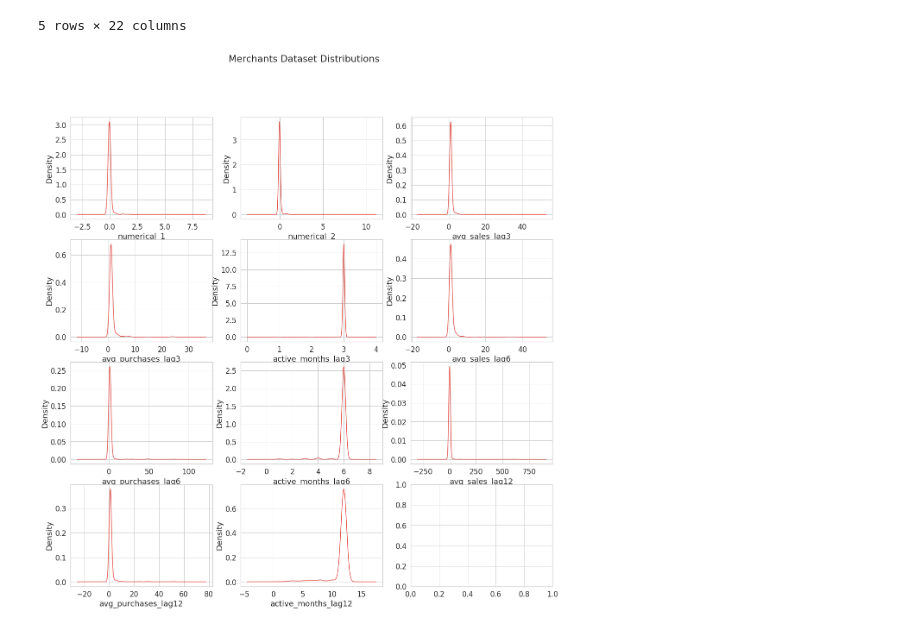
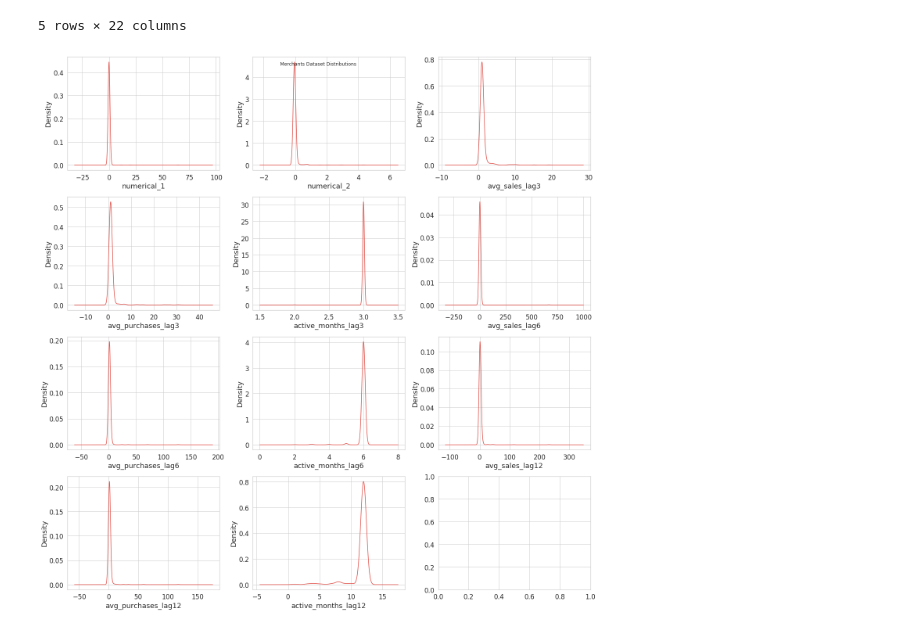
Before and after one commit to nikolaevra/bu425-large-data-cluster-force, a Jupyter notebook: exploratory/initial_exploration_w_distrobutions.ipynb, the cells around one changed output. Saved outputs shown, nothing was run; the diff lists cells and outputs as text; code cells hidden in the pictures.

Commit message:
updated diagrams

```diff
--- a/exploratory/initial_exploration_w_distrobutions.ipynb
+++ b/exploratory/initial_exploration_w_distrobutions.ipynb
@@ -76,17 +69,24 @@ cols = [
 # %%
+cols = [
+    'numerical_1', 'numerical_2', 'avg_sales_lag3', 'avg_purchases_lag3', 'active_months_lag3',
+    'avg_sales_lag6', 'avg_purchases_lag6', 'active_months_lag6', 'avg_sales_lag12', 'avg_purchases_lag12',
+    'active_months_lag12'
+]
+
 fig, axes = plt.subplots(nrows=4, ncols=3, figsize=(20,20))
 k = 0
 
 for i in range(axes.shape[0]):
     for j in range(axes.shape[1]):
         merch_df[cols[k]].dropna().sample(500).dropna().plot(ax=axes[i, j], kind='kde')
         axes[i, j].set_xlabel(cols[k])
         k+=1
         if k >= len(cols):
             break
 
 fig.suptitle('Merchants Dataset Distributions')
+plt.tight_layout()
 plt.savefig("../diagrams/merchants_distributions.png")
 plt.show()
 # %% [output]
-[figure, old version]
+[figure, new version]
```
Also changed, not shown: parts of 4 cells of this notebook, 5 other files.
